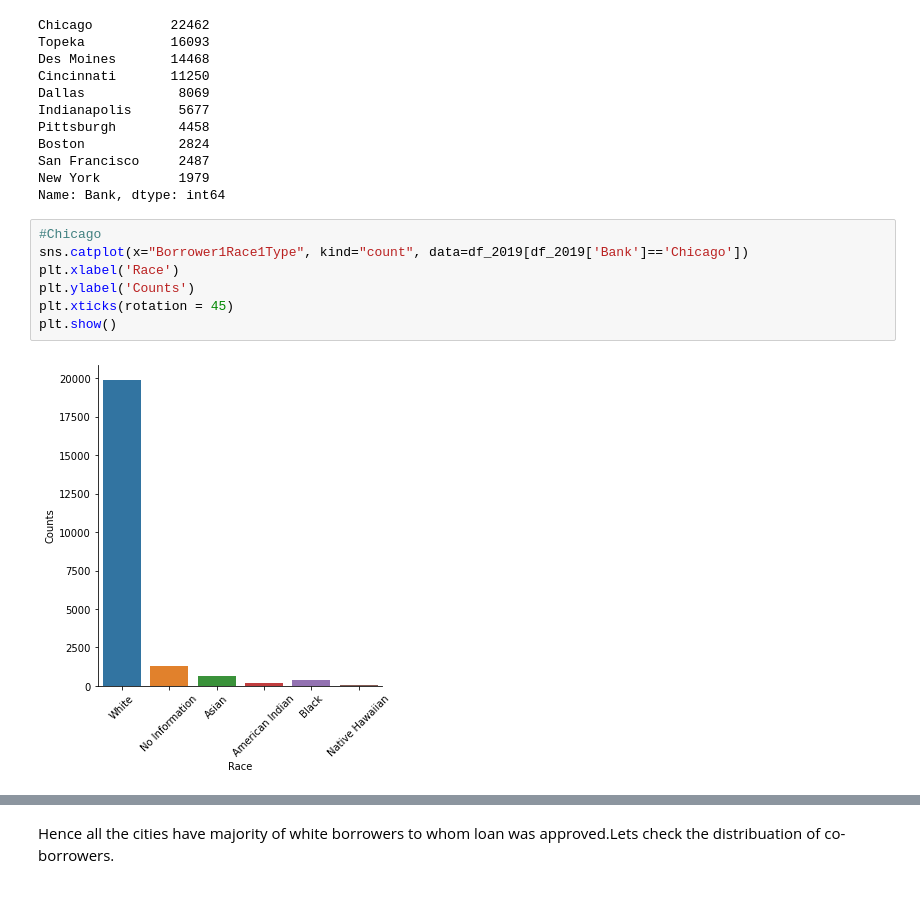
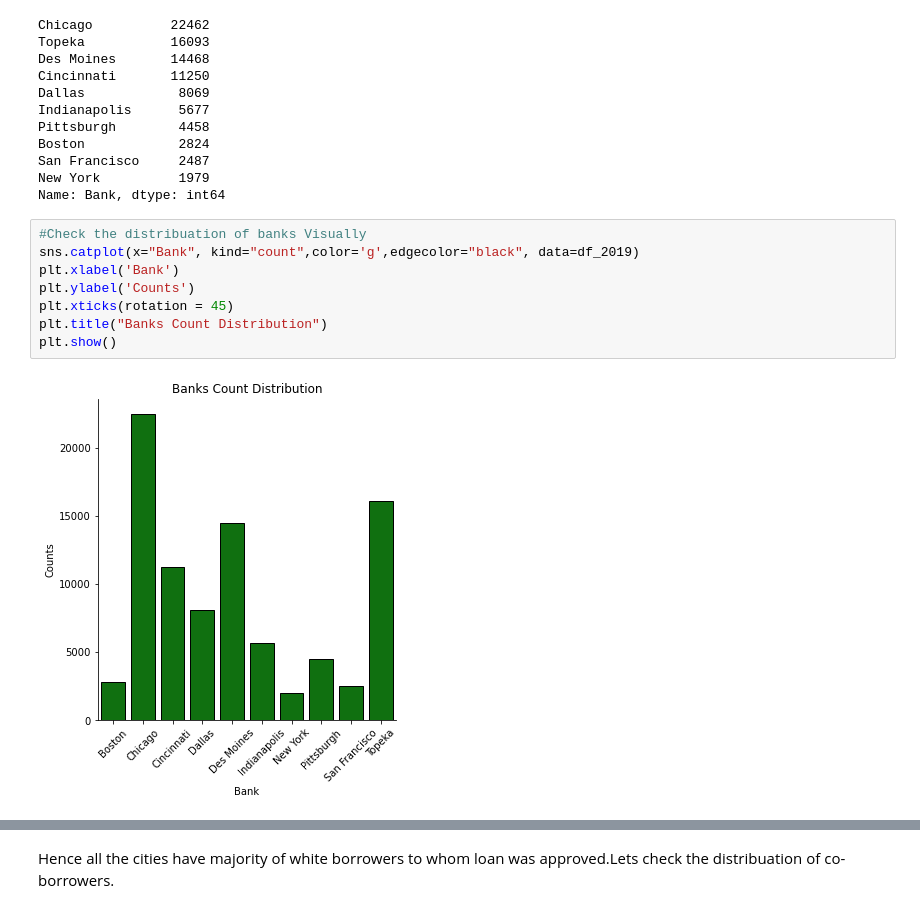
Before and after one commit to syadav12-hawk/check_mortgage_loan_disparity, a Jupyter notebook: EDA.ipynb, the cells around one changed output, grey strips where cells are left out. Cells and saved outputs as stored; diff of their text form.

```diff
--- a/EDA.ipynb
+++ b/EDA.ipynb
@@ -185,11 +175,12 @@ San Francisco     2487
 New York          1979
 Name: Bank, dtype: int64
 # %%
-#Chicago
-sns.catplot(x="Borrower1Race1Type", kind="count", data=df_2019[df_2019['Bank']=='Chicago'])
-plt.xlabel('Race')
+#Check the distribuation of banks Visually
+sns.catplot(x="Bank", kind="count",color='g',edgecolor="black", data=df_2019)
+plt.xlabel('Bank')
 plt.ylabel('Counts')
 plt.xticks(rotation = 45)
+plt.title("Banks Count Distribution")
 plt.show()
 # %% [output]
-[figure, old version]
+[figure, new version]
```
Also changed, not shown: parts of 60 cells of this notebook.
